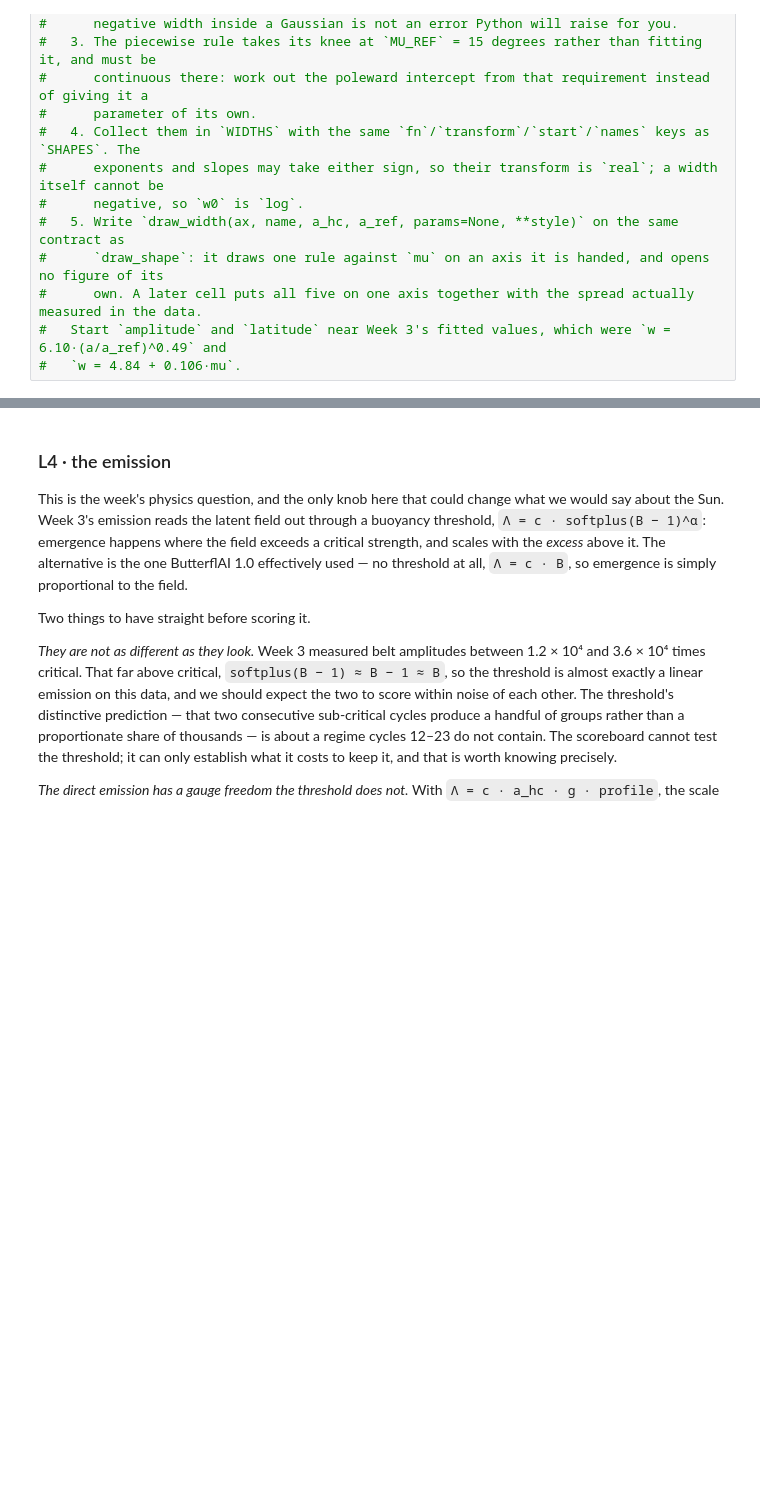
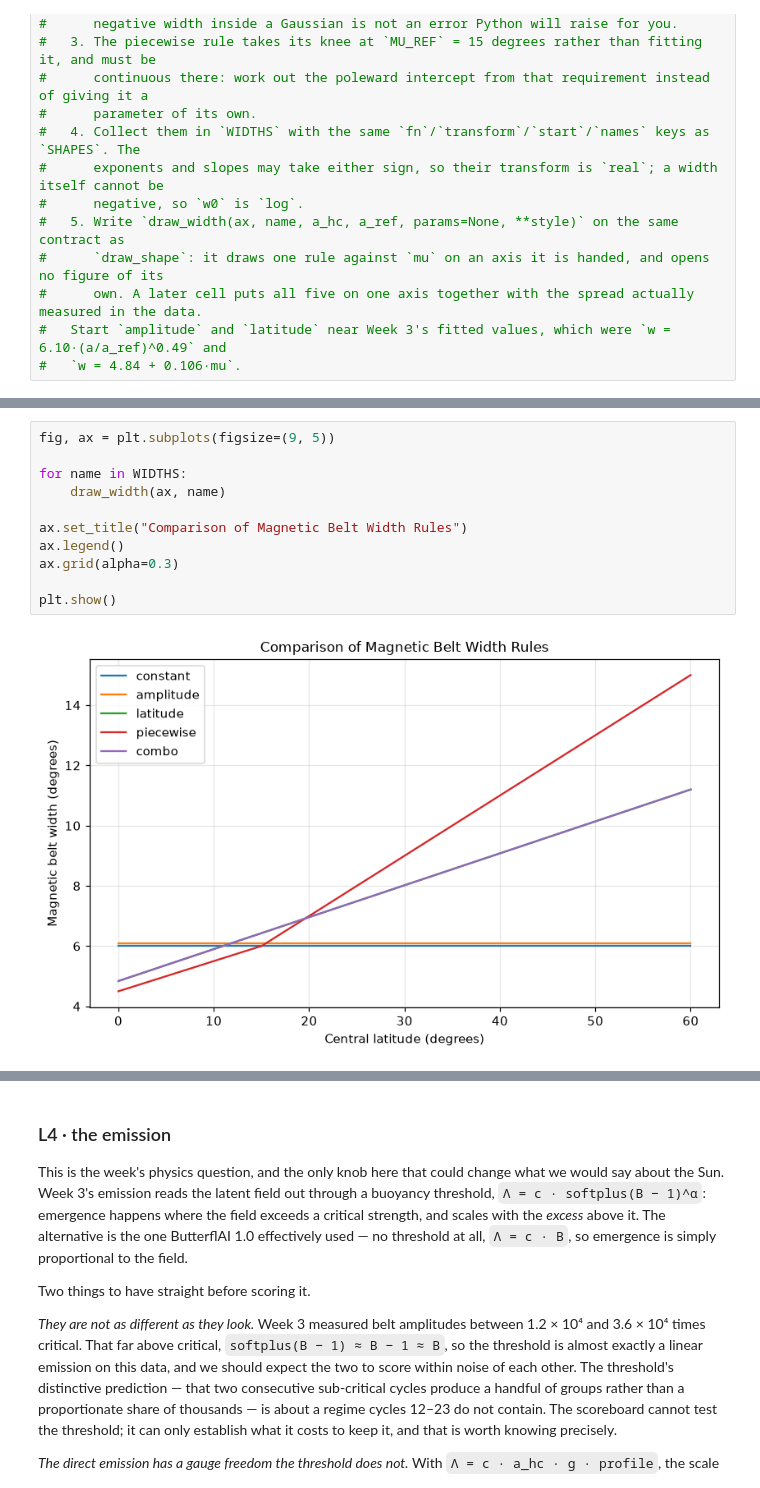
Before and after one commit to RobJAd/butterflai2, a Jupyter notebook: submissions/weeks/week_04/04_scoreboard1.ipynb, the cells around one changed output, grey strips where cells are left out. Cells and saved outputs as stored; diff of their text form; blank space fills up the shorter version.

```diff
--- a/submissions/weeks/week_04/04_scoreboard1.ipynb
+++ b/submissions/weeks/week_04/04_scoreboard1.ipynb
@@ -777,3 +1113,16 @@ raise NotImplementedError("Task 34: L3 — a library of width rules")
+# %%
+fig, ax = plt.subplots(figsize=(9, 5))
+
+for name in WIDTHS:
+    draw_width(ax, name)
+
+ax.set_title("Comparison of Magnetic Belt Width Rules")
+ax.legend()
+ax.grid(alpha=0.3)
+
+plt.show()
+# %% [output]
+[figure, added]
 # %%
 # Given: the five rules at a typical amplitude, tabulated at three latitudes.
 print(f"   {'rule':10s} {'params':>6s}  width at mu = 5, 15, 30 deg")
```
Also changed, not shown: parts of 24 cells of this notebook.
